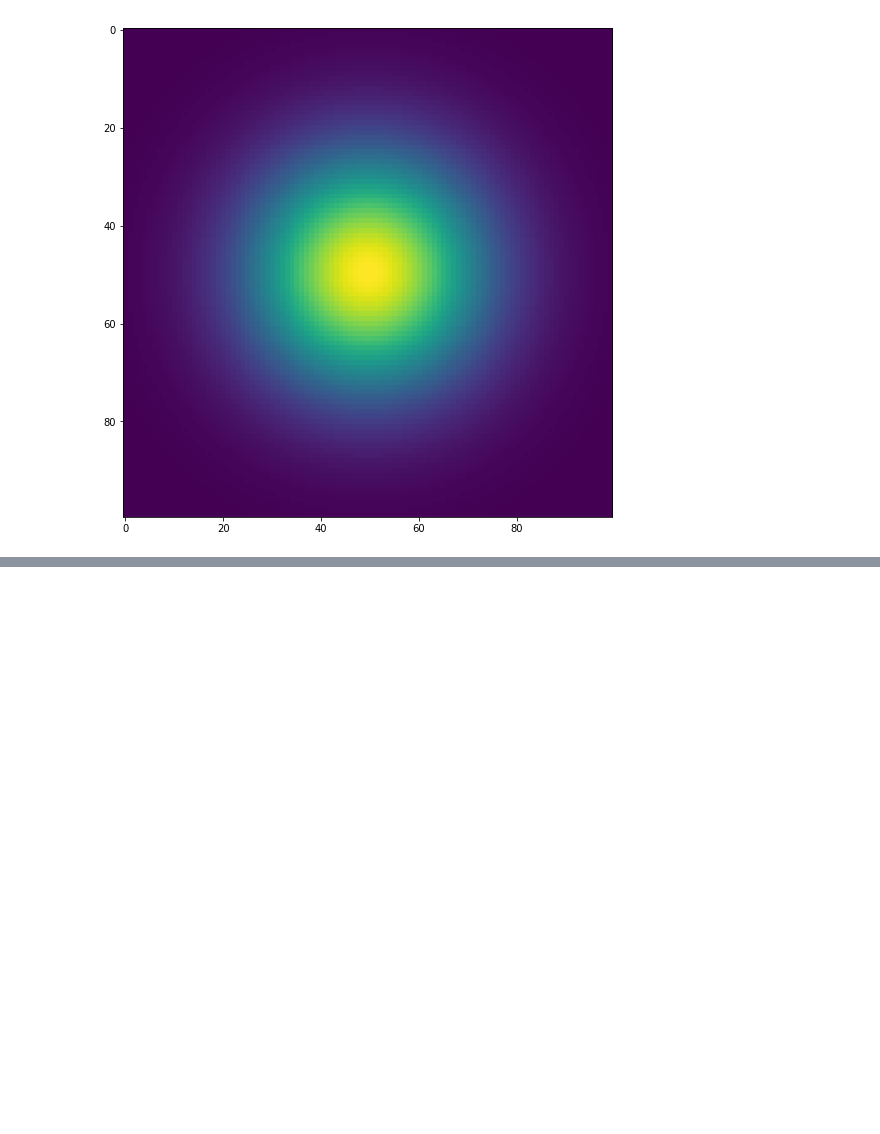
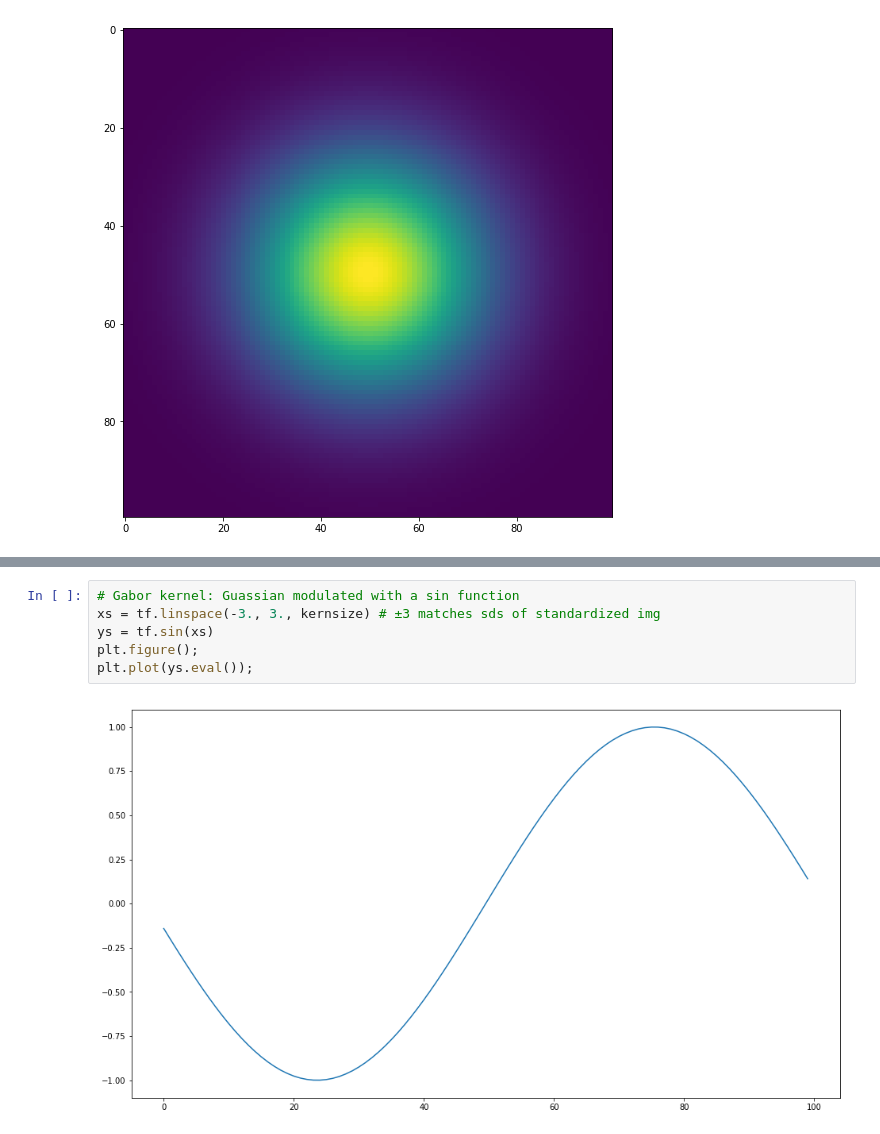
Before and after one commit to damiansp/neuralNet, a Jupyter notebook: kadenze/1_intro_to_tensorflow/intro_to_tensorflow.ipynb, the cells around one changed output, grey strips where cells are left out. Drawn from its saved outputs; the diff is of its cells as text; blank space fills up the shorter version.

```diff
--- a/kadenze/1_intro_to_tensorflow/intro_to_tensorflow.ipynb
+++ b/kadenze/1_intro_to_tensorflow/intro_to_tensorflow.ipynb
@@ -147,0 +196,8 @@ plt.imshow(z2d.eval());
+# %%
+# Gabor kernel: Guassian modulated with a sin function
+xs = tf.linspace(-3., 3., kernsize) # ±3 matches sds of standardized img
+ys = tf.sin(xs)
+plt.figure();
+plt.plot(ys.eval());
+# %% [output]
+[figure, added]
```
Also changed, not shown: parts of 19 cells of this notebook.
